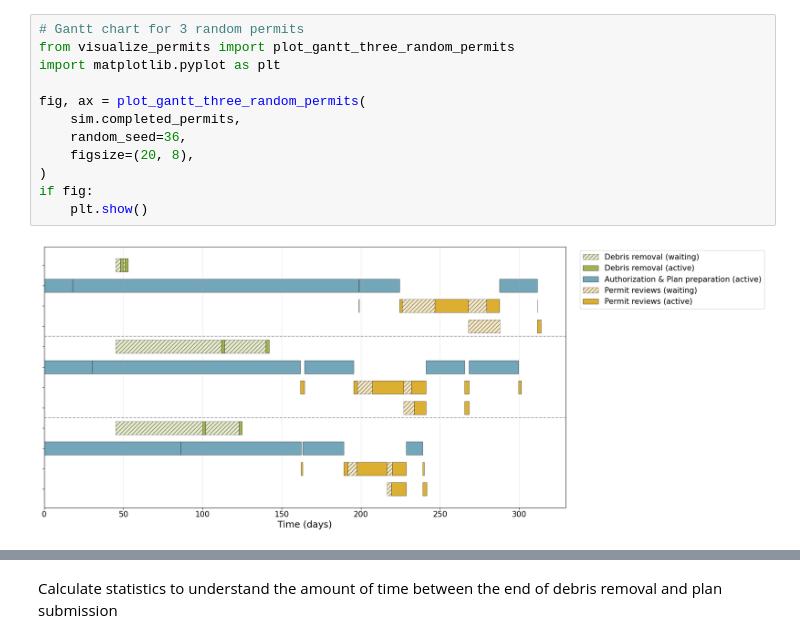
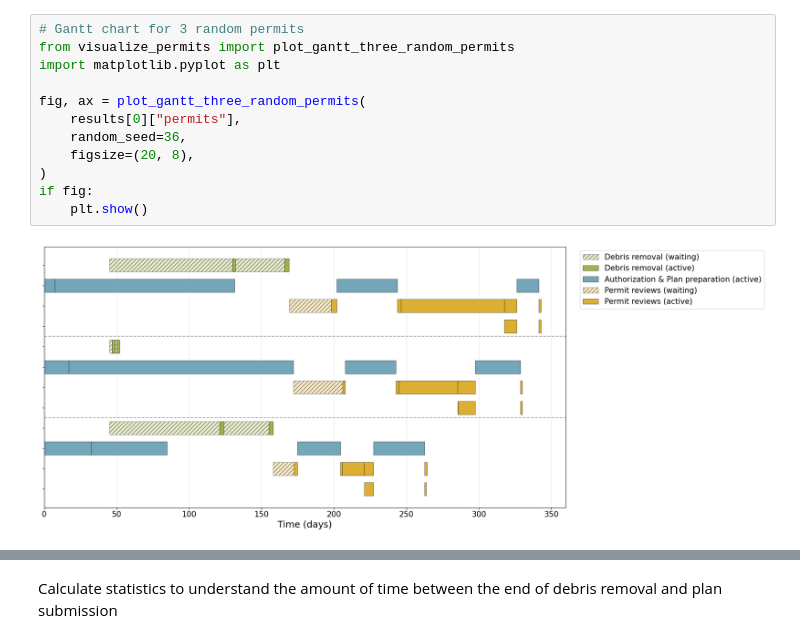
Before and after one commit to MIT-HSCL/permitting-model, a Jupyter notebook: run_simulation.ipynb, the cells around one changed output, grey strips where cells are left out. Cells and saved outputs as stored; diff of their text form.

```diff
--- a/run_simulation.ipynb
+++ b/run_simulation.ipynb
@@ -107,16 +126,16 @@ plt.show()
 # %%
 # Gantt chart for 3 random permits
 from visualize_permits import plot_gantt_three_random_permits
 import matplotlib.pyplot as plt
 
 fig, ax = plot_gantt_three_random_permits(
-    sim.completed_permits,
+    results[0]["permits"],
     random_seed=36,
     figsize=(20, 8),
 )
 if fig:
     plt.show()
 # %% [output]
-[figure, old version]
+[figure, new version]
 # %%
 # Visualize the time each permit spends in each stage
```
Also changed, not shown: parts of 7 cells of this notebook, 2 other files.
